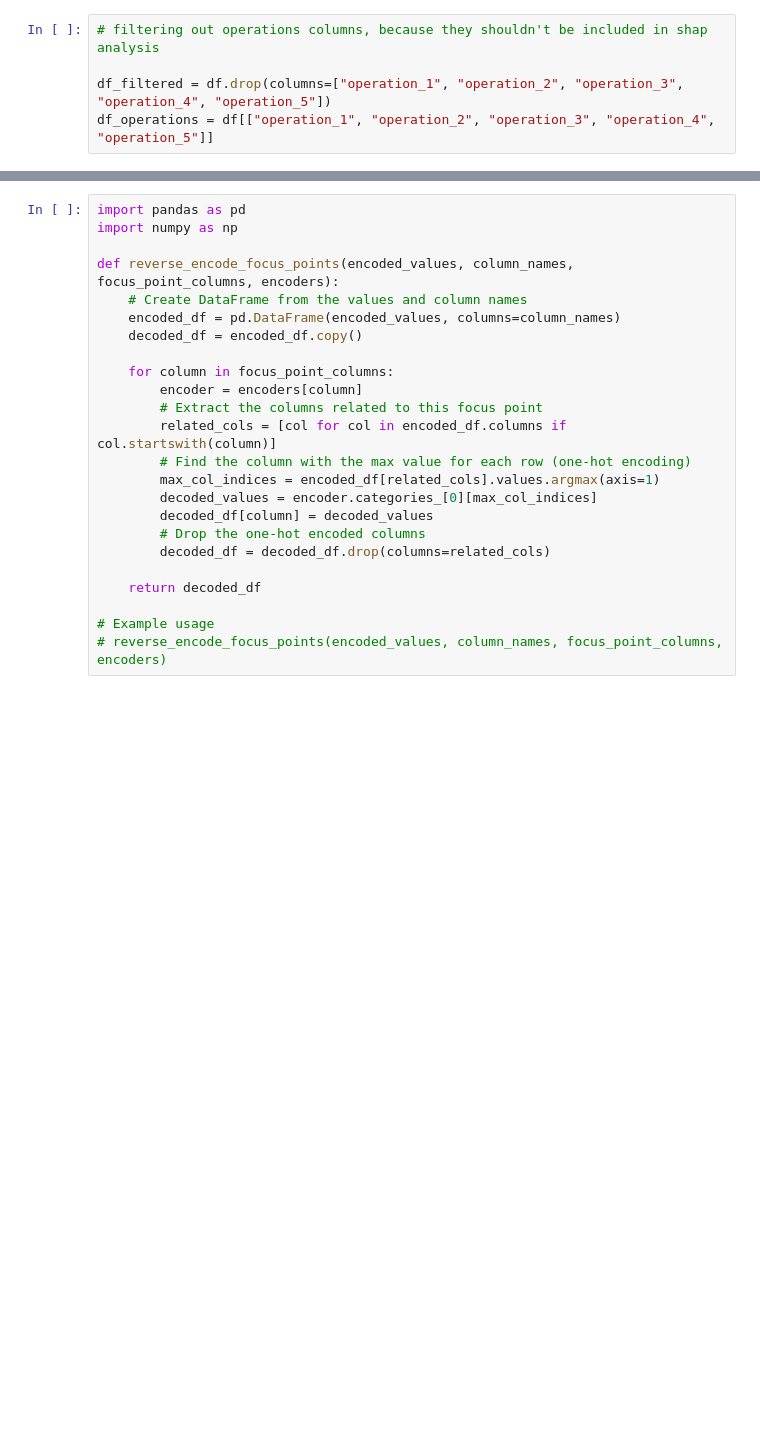
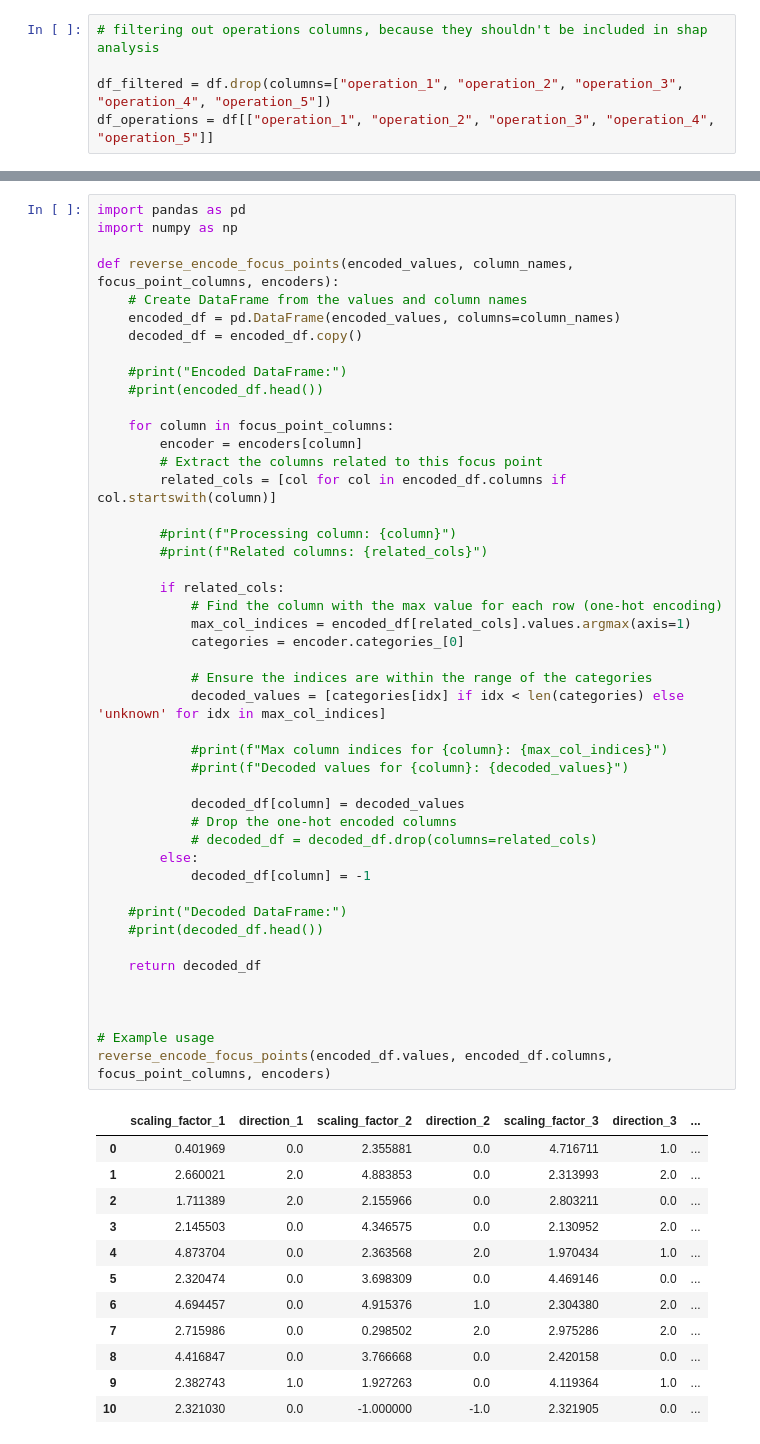
Before and after one commit to ppopiolek/CyberAML, a Jupyter notebook: notebooks/XAI_experiment.ipynb, the cells around one changed output, grey strips where cells are left out. Drawn from its saved outputs; the diff is of its cells as text; blank space fills up the shorter version.

```diff
--- a/notebooks/XAI_experiment.ipynb
+++ b/notebooks/XAI_experiment.ipynb
@@ -676,24 +661,59 @@ columns = X.columns
 # %%
 import pandas as pd
 import numpy as np
 
 def reverse_encode_focus_points(encoded_values, column_names, focus_point_columns, encoders):
     # Create DataFrame from the values and column names
     encoded_df = pd.DataFrame(encoded_values, columns=column_names)
     decoded_df = encoded_df.copy()
 
+    #print("Encoded DataFrame:")
+    #print(encoded_df.head())
+
     for column in focus_point_columns:
         encoder = encoders[column]
         # Extract the columns related to this focus point
         related_cols = [col for col in encoded_df.columns if col.startswith(column)]
-        # Find the column with the max value for each row (one-hot encoding)
-        max_col_indices = encoded_df[related_cols].values.argmax(axis=1)
-        decoded_values = encoder.categories_[0][max_col_indices]
-        decoded_df[column] = decoded_values
-        # Drop the one-hot encoded columns
-        decoded_df = decoded_df.drop(columns=related_cols)
+
+        #print(f"Processing column: {column}")
+        #print(f"Related columns: {related_cols}")
+
+        if related_cols:
+            # Find the column with the max value for each row (one-hot encoding)
+            max_col_indices = encoded_df[related_cols].values.argmax(axis=1)
+            categories = encoder.categories_[0]
+
+            # Ensure the indices are within the range of the categories
+            decoded_values = [categories[idx] if idx < len(categories) else 'unknown' for idx in max_col_indices]
+
+            #print(f"Max column indices for {column}: {max_col_indices}")
+            #print(f"Decoded values for {column}: {decoded_values}")
+
+            decoded_df[column] = decoded_values
+            # Drop the one-hot encoded columns
+            # decoded_df = decoded_df.drop(columns=related_cols)
+        else:
+            decoded_df[column] = -1
+
+    #print("Decoded DataFrame:")
+    #print(decoded_df.head())
 
     return decoded_df
 
+
+
 # Example usage
-# reverse_encode_focus_points(encoded_values, column_names, focus_point_columns, encoders)
+reverse_encode_focus_points(encoded_df.values, encoded_df.columns, focus_point_columns, encoders)
+# %% [output]
+|  | scaling_factor_1 | direction_1 | scaling_factor_2 | direction_2 | scaling_factor_3 | direction_3 | ... |
+| 0 | 0.401969 | 0.0 | 2.355881 | 0.0 | 4.716711 | 1.0 | ... |
+| 1 | 2.660021 | 2.0 | 4.883853 | 0.0 | 2.313993 | 2.0 | ... |
+| 2 | 1.711389 | 2.0 | 2.155966 | 0.0 | 2.803211 | 0.0 | ... |
+| 3 | 2.145503 | 0.0 | 4.346575 | 0.0 | 2.130952 | 2.0 | ... |
+| 4 | 4.873704 | 0.0 | 2.363568 | 2.0 | 1.970434 | 1.0 | ... |
+| 5 | 2.320474 | 0.0 | 3.698309 | 0.0 | 4.469146 | 0.0 | ... |
+| 6 | 4.694457 | 0.0 | 4.915376 | 1.0 | 2.304380 | 2.0 | ... |
+| 7 | 2.715986 | 0.0 | 0.298502 | 2.0 | 2.975286 | 2.0 | ... |
+| 8 | 4.416847 | 0.0 | 3.766668 | 0.0 | 2.420158 | 0.0 | ... |
+| 9 | 2.382743 | 1.0 | 1.927263 | 0.0 | 4.119364 | 1.0 | ... |
+| 10 | 2.321030 | 0.0 | -1.000000 | -1.0 | 2.321905 | 0.0 | ... |
```
Also changed, not shown: parts of 44 cells of this notebook, 1 other file.
